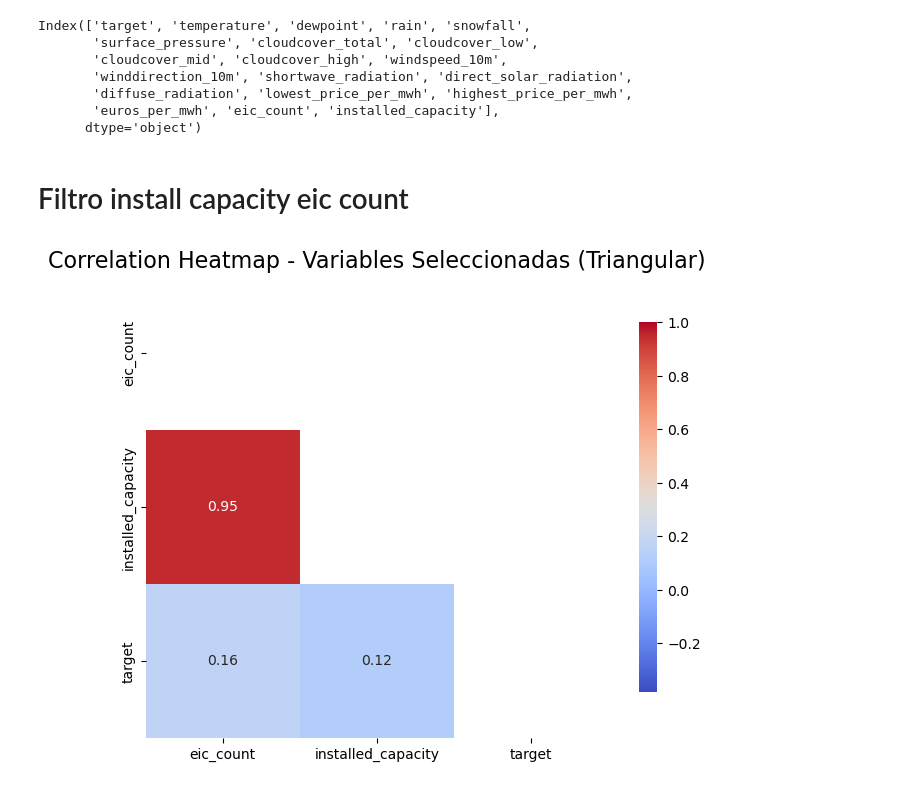
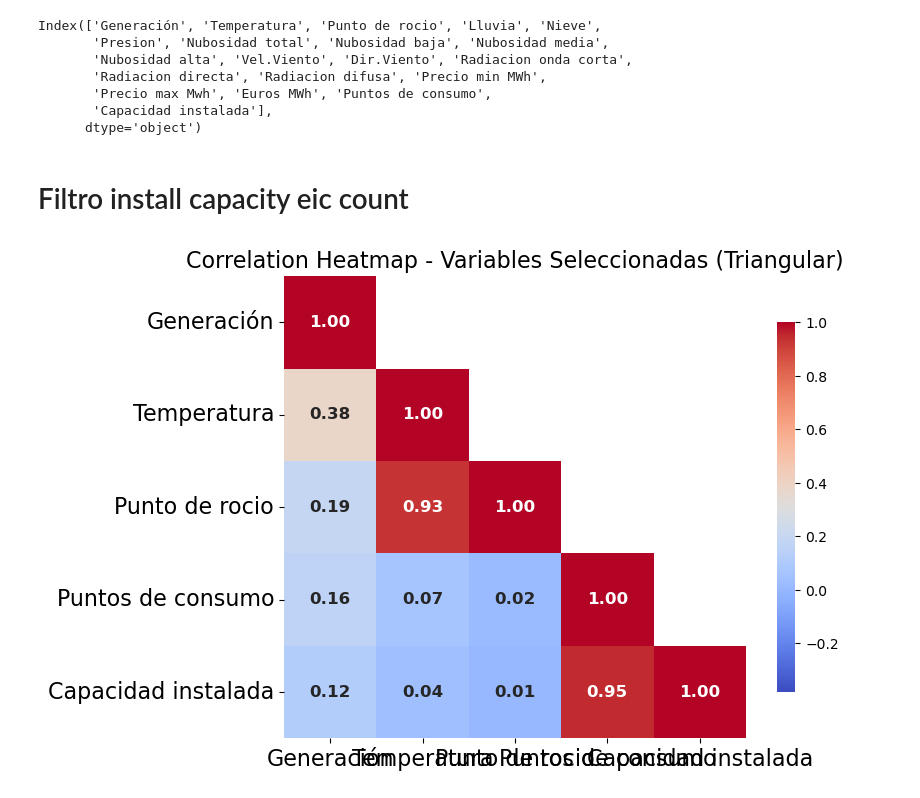
Before and after one commit to josemgoji/Proyecto-integrador-2, a Jupyter notebook: datalab/feat.selection.ipynb, the cells around one changed output. Drawn from its saved outputs; the diff is of its cells as text; code cells hidden in the pictures.

```diff
--- a/datalab/feat.selection.ipynb
+++ b/datalab/feat.selection.ipynb
@@ -5,15 +5,6 @@ import sys
 import os
 import seaborn as sns
 import matplotlib.pyplot as plt
-# %%
-current_dir = os.getcwd()
-ROOT_PATH = os.path.dirname(current_dir)
-sys.path.insert(1, ROOT_PATH)
-import root
-
-datos = pd.read_pickle(root.DIR_DATA_STAGE + 'merged_df.pkl')
-datos = datos.set_index('datetime')
-datos = datos.asfreq('h')
 # %%
 def load_datasets():
     """Load all datasets and return them as dataframes."""
@@ -156,6 +147,31 @@ def merge():
     return merged
 # %%
 datos = merge()
+# %%
+nuevos_nombres = {
+    'target': 'Generación',
+    'temperature': 'Temperatura',
+    'dewpoint': 'Punto de rocio',
+    'rain': 'Lluvia',
+    'snowfall': 'Nieve',
+    'surface_pressure': 'Presion',
+    'cloudcover_total': 'Nubosidad total',
+    'cloudcover_low': 'Nubosidad baja',
+    'cloudcover_mid': 'Nubosidad media',
+    'cloudcover_high': 'Nubosidad alta',
+    'windspeed_10m': 'Vel.Viento',
+    'winddirection_10m': 'Dir.Viento',
+    'shortwave_radiation': 'Radiacion onda corta',
+    'direct_solar_radiation': 'Radiacion directa',
+    'diffuse_radiation': 'Radiacion difusa',
+    'lowest_price_per_mwh': 'Precio min MWh',
+    'highest_price_per_mwh': 'Precio max Mwh',
+    'euros_per_mwh': 'Euros MWh',
+    'eic_count': 'Puntos de consumo',
+    'installed_capacity': 'Capacidad instalada'
+}
+# %%
+datos = datos.rename(columns=nuevos_nombres)
 # %%
 correlation_matrix = datos.corr()
 
@@ -168,34 +184,38 @@ plt.show()
 # %%
 datos.columns
 # %% [output]
-Index(['target', 'temperature', 'dewpoint', 'rain', 'snowfall',
-       'surface_pressure', 'cloudcover_total', 'cloudcover_low',
-       'cloudcover_mid', 'cloudcover_high', 'windspeed_10m',
-       'winddirection_10m', 'shortwave_radiation', 'direct_solar_radiation',
-       'diffuse_radiation', 'lowest_price_per_mwh', 'highest_price_per_mwh',
-       'euros_per_mwh', 'eic_count', 'installed_capacity'],
+Index(['Generación', 'Temperatura', 'Punto de rocio', 'Lluvia', 'Nieve',
+       'Presion', 'Nubosidad total', 'Nubosidad baja', 'Nubosidad media',
+       'Nubosidad alta', 'Vel.Viento', 'Dir.Viento', 'Radiacion onda corta',
+       'Radiacion directa', 'Radiacion difusa', 'Precio min MWh',
+       'Precio max Mwh', 'Euros MWh', 'Puntos de consumo',
+       'Capacidad instalada'],
       dtype='object')
 # %% [markdown]
 # Filtro install capacity eic count
 # %%
-variables_interes = ['eic_count', 'installed_capacity','target']  # reemplaza con los nombres de las variables que te interesan
+variables_interes = ['Generación','Temperatura', 'Punto de rocio','Puntos de consumo',
+       'Capacidad instalada']  # reemplaza con los nombres de las variables que te interesan
 
 # Filtrar el DataFrame solo con esas variables
 datos_interes = datos[variables_interes]
 
 correlation_submatrix = correlation_matrix.loc[variables_interes, variables_interes]
 
 # Obtener los valores mínimo y máximo de la matriz completa
 vmin = correlation_matrix.min().min()
 vmax = correlation_matrix.max().max()
 
-mask = np.triu(np.ones_like(correlation_submatrix, dtype=bool))
+mask = np.triu(np.ones_like(correlation_submatrix, dtype=bool),k=1)
 
 # Graficar el mapa de calor triangular
 plt.figure(figsize=(8, 6))
 sns.heatmap(correlation_submatrix, annot=True, fmt=".2f", cmap='coolwarm', square=True,
-            cbar_kws={"shrink": .8}, vmin=vmin, vmax=vmax, mask=mask)
+            cbar_kws={"shrink": .8}, vmin=vmin, vmax=vmax, mask=mask,
+            annot_kws={"size": 12, "weight": "bold"})
+plt.xticks(rotation=0,fontsize=16)  # Rota las etiquetas del eje X a 90 grados (perpendicular)
+plt.yticks(rotation=0,fontsize=16)   # Mantiene las etiquetas del eje Y de forma horizontal
 plt.title('Correlation Heatmap - Variables Seleccionadas (Triangular)', fontsize=16)
 plt.show()
 # %% [output]
-[figure, old version]
+[figure, new version]
```
Also changed, not shown: parts of 10 cells of this notebook, 4 other files.
